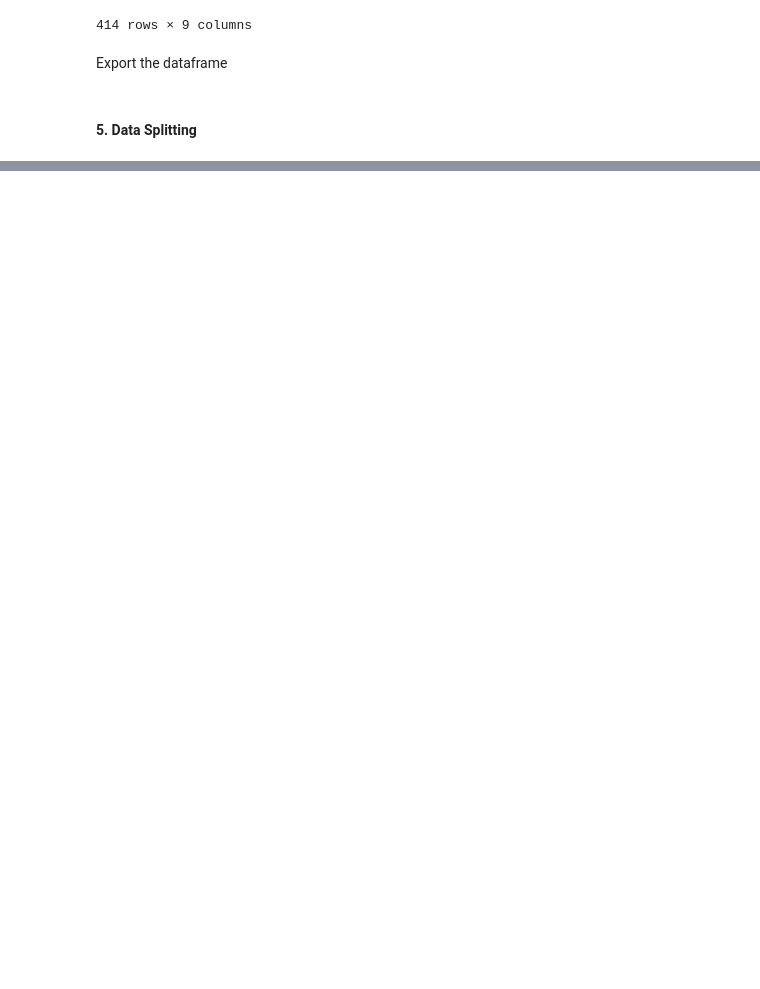
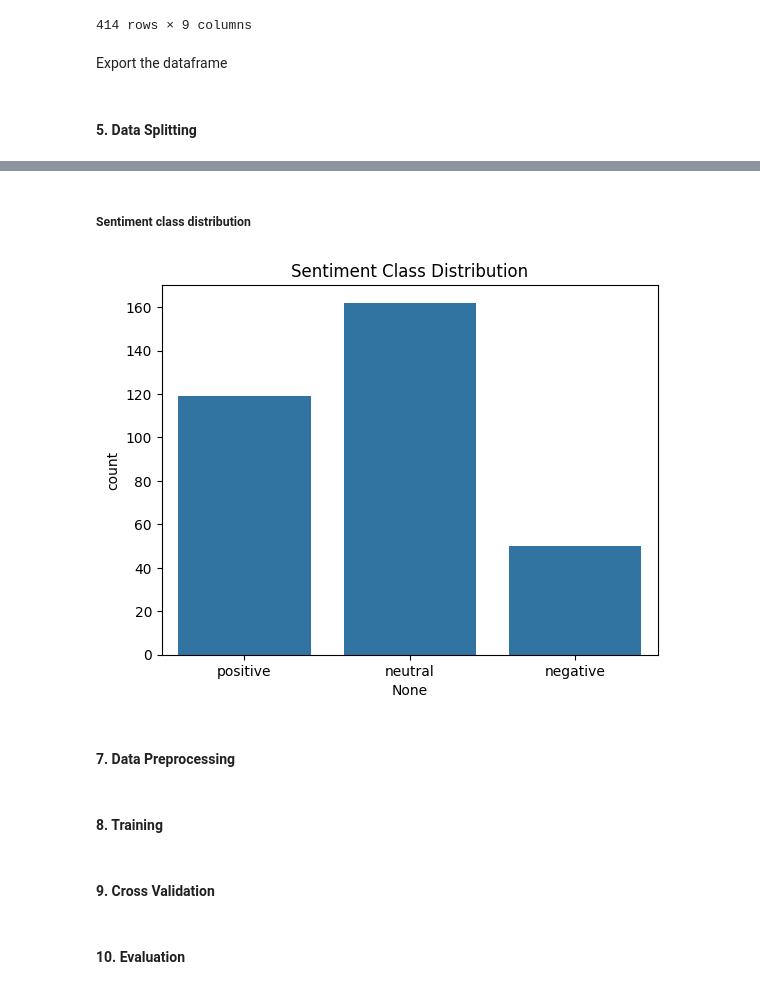
Before and after one commit to rzkybagaskara/sentiment-analysis-vat-12percent-indonesia, a Jupyter notebook: notebook.ipynb, the cells around one changed output, grey strips where cells are left out. Saved outputs shown, nothing was run; the diff lists cells and outputs as text; code cells hidden in the pictures; blank space fills up the shorter version.

```diff
--- a/notebook.ipynb
+++ b/notebook.ipynb
@@ -169,0 +351,16 @@ export_csv = df.to_csv('news_headlines_final.csv')
+# %% [markdown]
+##### Sentiment class distribution
+# %%
+sns.countplot(x = y_train)
+plt.title('Sentiment Class Distribution')
+plt.show()
+# %% [output]
+[figure, added]
+# %% [markdown]
+#### 7. Data Preprocessing
+# %% [markdown]
+#### 8. Training
+# %% [markdown]
+#### 9. Cross Validation
+# %% [markdown]
+#### 10. Evaluation
```
Also changed, not shown: parts of 28 cells of this notebook.
